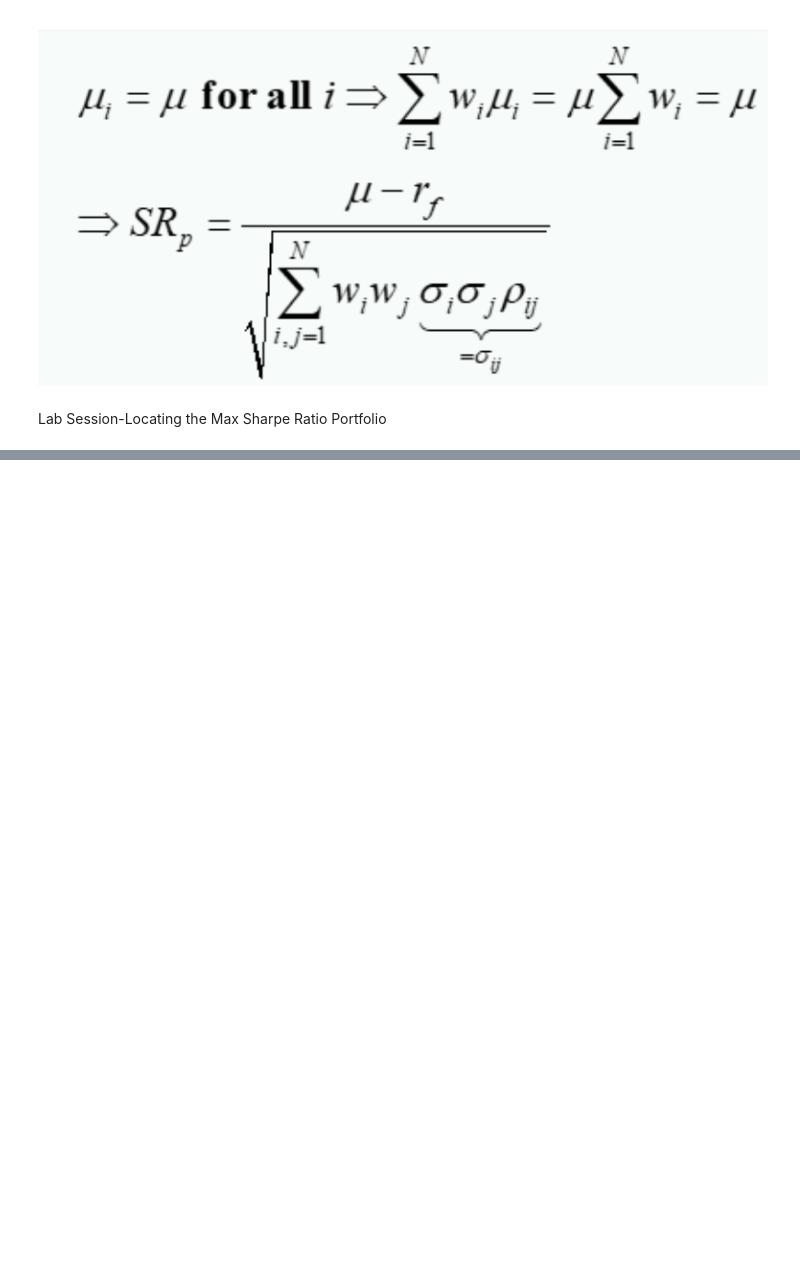
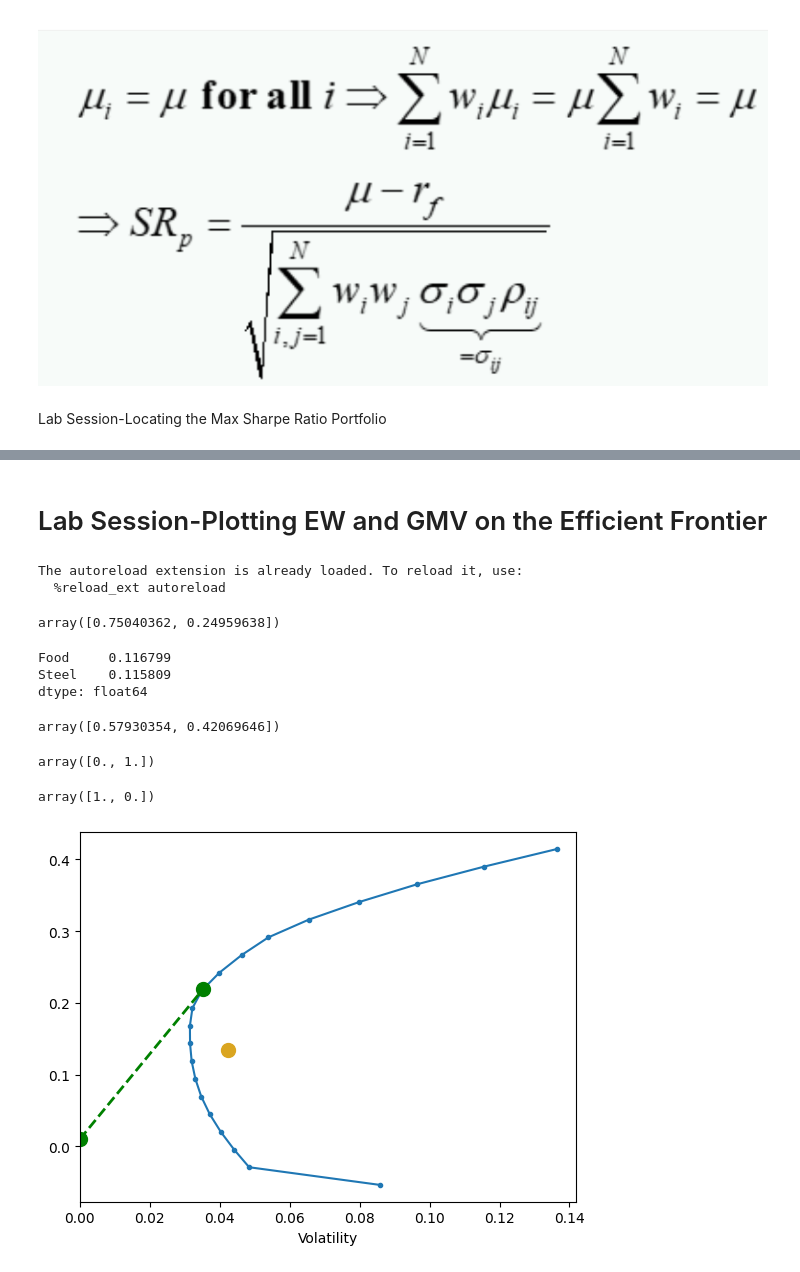
Before and after one commit to lishenjian1996/Programming-Study, a Jupyter notebook: Investment Management with Python and Machine Learning/Introduction to Portfolio Construction and Analysis with Python/week1/week2-implementing markowitz.ipynb, the cells around one changed output, grey strips where cells are left out. Cells and saved outputs as stored; diff of their text form; code cells hidden in the pictures; blank space fills up the shorter version.

```diff
--- a/Investment Management with Python and Machine Learning/Introduction to Portfolio Construction and Analysis with Python/week1/week2-implementing markowitz.ipynb
+++ b/Investment Management with Python and Machine Learning/Introduction to Portfolio Construction and Analysis with Python/week1/week2-implementing markowitz.ipynb
@@ -28,0 +104,49 @@ cov=ind['1996':'2000'].cov()
+# %% [markdown]
+# Lab Session-Plotting EW and GMV on the Efficient Frontier
+# %%
+%load_ext autoreload
+%autoreload 2
+%matplotlib inline
+import numpy as np
+import pandas as pd
+import edhc_risk_kit as erk
+
+ind=erk.get_ind_returns()
+er=erk.annualize_rets(ind['1996':'2000'],12)
+cov=ind['1996':'2000'].cov()
+# %% [output]
+The autoreload extension is already loaded. To reload it, use:
+  %reload_ext autoreload
+# %%
+l=['Food', 'Steel']
+erk.msr(0.1, er[l], cov.loc[l,l])
+# The optimal portfolio is food 75%, Steel 25%
+# %% [output]
+array([0.75040362, 0.24959638])
+# %%
+er[l]
+#expected return: food 11.7%, steel 11.6%
+# %% [output]
+Food     0.116799
+Steel    0.115809
+dtype: float64
+# %%
+erk.msr(0.1, np.array([0.11, 0.12]), cov.loc[l,l])
+#slightly change expected returns, the weight would have a great change
+# %% [output]
+array([0.57930354, 0.42069646])
+# %%
+erk.msr(0.1, np.array([0.10, 0.13]), cov.loc[l,l])
+#slightly change expected returns, the weight would have a great change
+# %% [output]
+array([0., 1.])
+# %%
+erk.msr(0.1, np.array([0.13, 0.10]), cov.loc[l,l])
+#slightly change expected returns, the weight would have a great change
+# %% [output]
+array([1., 0.])
+# %%
+erk.plot_ef(20, er, cov, show_cml=True, riskfree_rate=0.01, show_ew=True)
+# The ew is at inside of the efficient frontier
+# %% [output]
+[figure, added]
```
Also changed, not shown: parts of 22 cells of this notebook, 2 other files.
